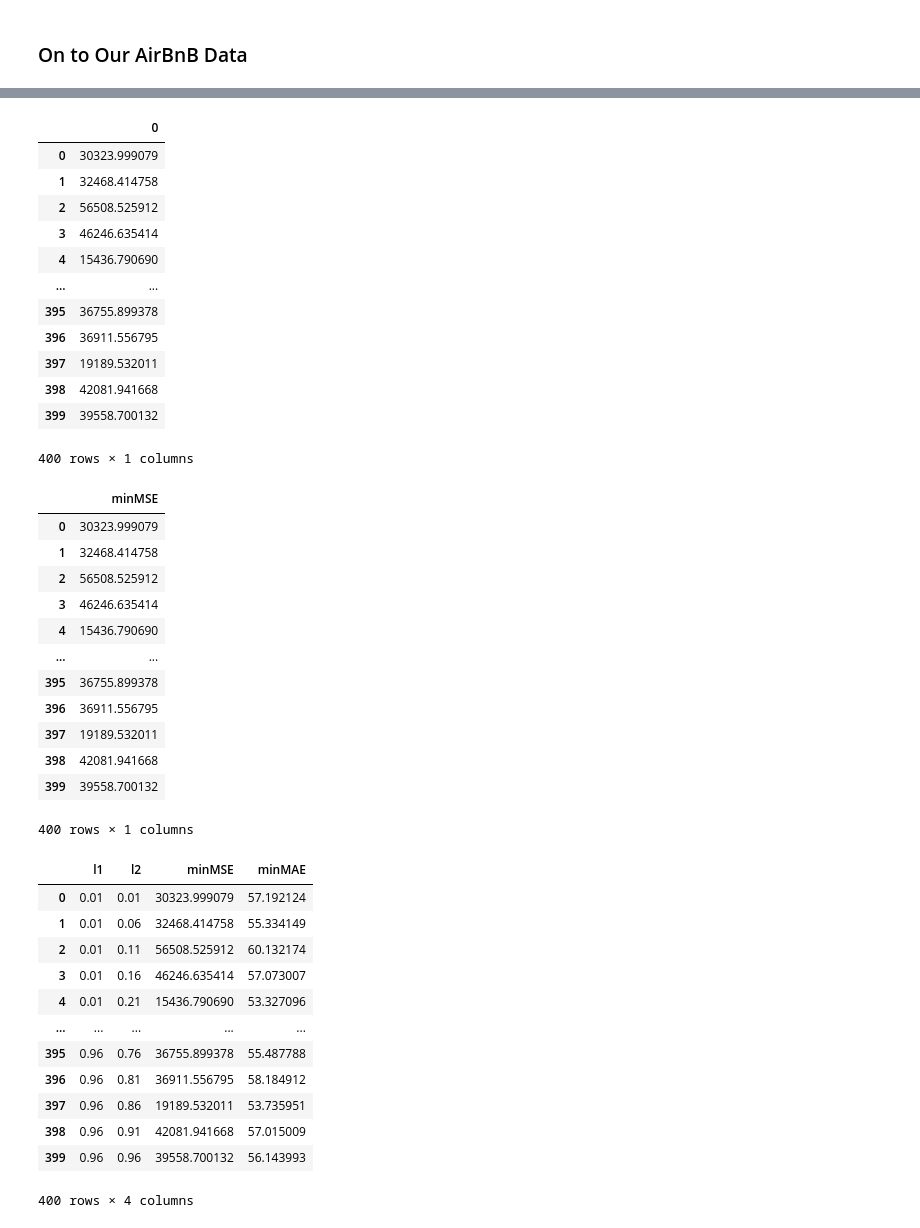
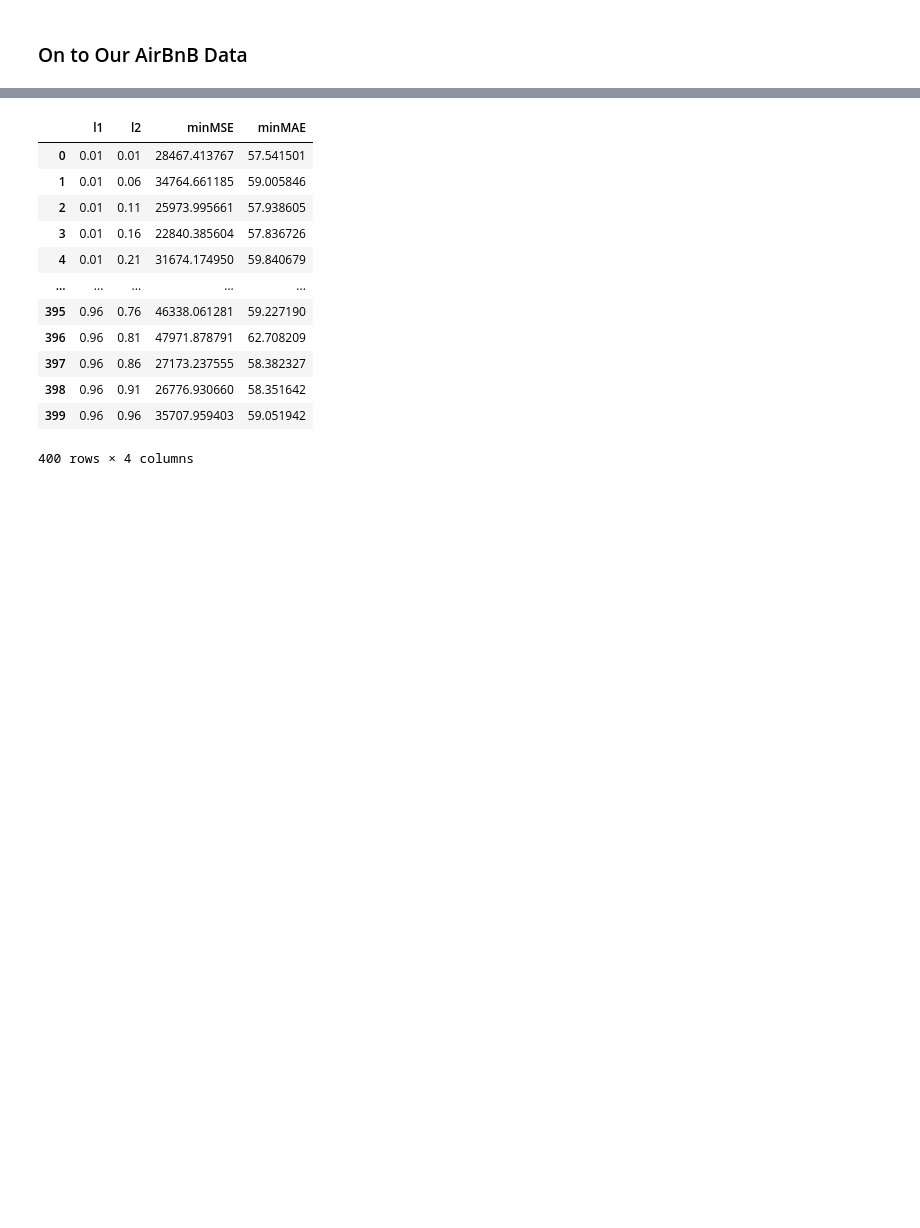
Before and after one commit to Sgipn/Airbnb_PricePred, a Jupyter notebook: notebooks/Elastic Net Regression.ipynb, the cells around one changed output, grey strips where cells are left out. Cells and saved outputs as stored; diff of their text form; code cells hidden in the pictures; blank space fills up the shorter version.

Commit message:
Editing of graphs and looking for coefficient vector

```diff
--- a/notebooks/Elastic Net Regression.ipynb
+++ b/notebooks/Elastic Net Regression.ipynb
@@ -299,9 +336,7 @@ from sklearn.metrics import mean_absolute_error
 
 def lambda_tune(X_train, y_train):
 
-    all_mse = np.array(
-        []
-    )  # 200 total entries (lambda), each entry has 10 entries (10-fold)
+    all_mse = np.array([])
     all_mae = np.array([])
     # lambda1 = np.array([1e-5, 1e-4, 1e-3, 1e-2, 1e-1, 0.0, 0.5, 1.0, 10.0, 100.0])
     lambda1 = np.arange(0.01, 1.01, 0.05)
@@ -332,7 +367,7 @@ def lambda_tune(X_train, y_train):
             )
             # Build model with new parameters
             model = ElasticRegression(
-                iterations=100, learning_rate=0.01, l1_penalty=l1, l2_penalty=l2
+                iterations=200, learning_rate=0.01, l1_penalty=l1, l2_penalty=l2
             )
             # fit model
             model.fit(Xtrain, Ytrain)
@@ -363,66 +398,41 @@ print("--- %s seconds ---" % (time.time() - start))
 [interactive output not drawn]
 # %%
-# --- 900.6981947422028 seconds ---
+# --- 1832.1807436943054 seconds ---
 # Next we take the mae and mse and nest it for for every 5 entries so we isolate each kfold
 # MSE = np.array([all_mse[i : i + 5] for i in range(0, len(all_mse), 5)])
 # MAE = np.array([all_mae[i : i + 5] for i in range(0, len(all_mae), 5)])
 
 # Make dataframes
 kFoldsMSE = pd.DataFrame(np.array(all_mse))
 kFoldsMAE = pd.DataFrame(np.array(all_mae))
 
 # Get the minimum kfold
 minkFoldsMSE = pd.DataFrame(kFoldsMSE.min(axis=1), columns=["minMSE"])
 minkFoldsMAE = pd.DataFrame(kFoldsMAE.min(axis=1), columns=["minMAE"])
 
 
 l1col = np.concatenate([np.repeat(x, 20) for x in np.arange(0.01, 1.01, 0.05)])
 l2col = np.concatenate(
     [np.arange(0.01, 1.01, 0.05) for x in np.arange(0.01, 1.01, 0.05)]
 )
 
 graphdf = pd.DataFrame({"l1": l1col, "l2": l2col})
 graphdf = graphdf.join(minkFoldsMSE).join(minkFoldsMAE)
+display(graphdf)
 # %% [output]
-|  | 0 |
-| 0 | 30323.999079 |
-| 1 | 32468.414758 |
-| 2 | 56508.525912 |
-| 3 | 46246.635414 |
-| 4 | 15436.790690 |
-| ... | ... |
-| 395 | 36755.899378 |
-| 396 | 36911.556795 |
-| 397 | 19189.532011 |
-| 398 | 42081.941668 |
-| 399 | 39558.700132 |
+|  | l1 | l2 | minMSE | minMAE |
+| 0 | 0.01 | 0.01 | 28467.413767 | 57.541501 |
+| 1 | 0.01 | 0.06 | 34764.661185 | 59.005846 |
+| 2 | 0.01 | 0.11 | 25973.995661 | 57.938605 |
+| 3 | 0.01 | 0.16 | 22840.385604 | 57.836726 |
+| 4 | 0.01 | 0.21 | 31674.174950 | 59.840679 |
+| ... | ... | ... | ... | ... |
+| 395 | 0.96 | 0.76 | 46338.061281 | 59.227190 |
+| 396 | 0.96 | 0.81 | 47971.878791 | 62.708209 |
+| 397 | 0.96 | 0.86 | 27173.237555 | 58.382327 |
+| 398 | 0.96 | 0.91 | 26776.930660 | 58.351642 |
+| 399 | 0.96 | 0.96 | 35707.959403 | 59.051942 |
-400 rows × 1 columns
+400 rows × 4 columns
-|  | minMSE |
-| 0 | 30323.999079 |
-| 1 | 32468.414758 |
-| 2 | 56508.525912 |
-| 3 | 46246.635414 |
-| 4 | 15436.790690 |
-| ... | ... |
-| 395 | 36755.899378 |
-| 396 | 36911.556795 |
-| 397 | 19189.532011 |
-| 398 | 42081.941668 |
-| 399 | 39558.700132 |
-400 rows × 1 columns
-|  | l1 | l2 | minMSE | minMAE |
-| 0 | 0.01 | 0.01 | 30323.999079 | 57.192124 |
-| 1 | 0.01 | 0.06 | 32468.414758 | 55.334149 |
-| 2 | 0.01 | 0.11 | 56508.525912 | 60.132174 |
-| 3 | 0.01 | 0.16 | 46246.635414 | 57.073007 |
-| 4 | 0.01 | 0.21 | 15436.790690 | 53.327096 |
-| ... | ... | ... | ... | ... |
-| 395 | 0.96 | 0.76 | 36755.899378 | 55.487788 |
-| 396 | 0.96 | 0.81 | 36911.556795 | 58.184912 |
-| 397 | 0.96 | 0.86 | 19189.532011 | 53.735951 |
-| 398 | 0.96 | 0.91 | 42081.941668 | 57.015009 |
-| 399 | 0.96 | 0.96 | 39558.700132 | 56.143993 |
-400 rows × 4 columns
 [interactive output not drawn]
 # %%
 # Plotting 3 dimensional plot
```
Also changed, not shown: parts of 15 cells of this notebook, 3 other files.
